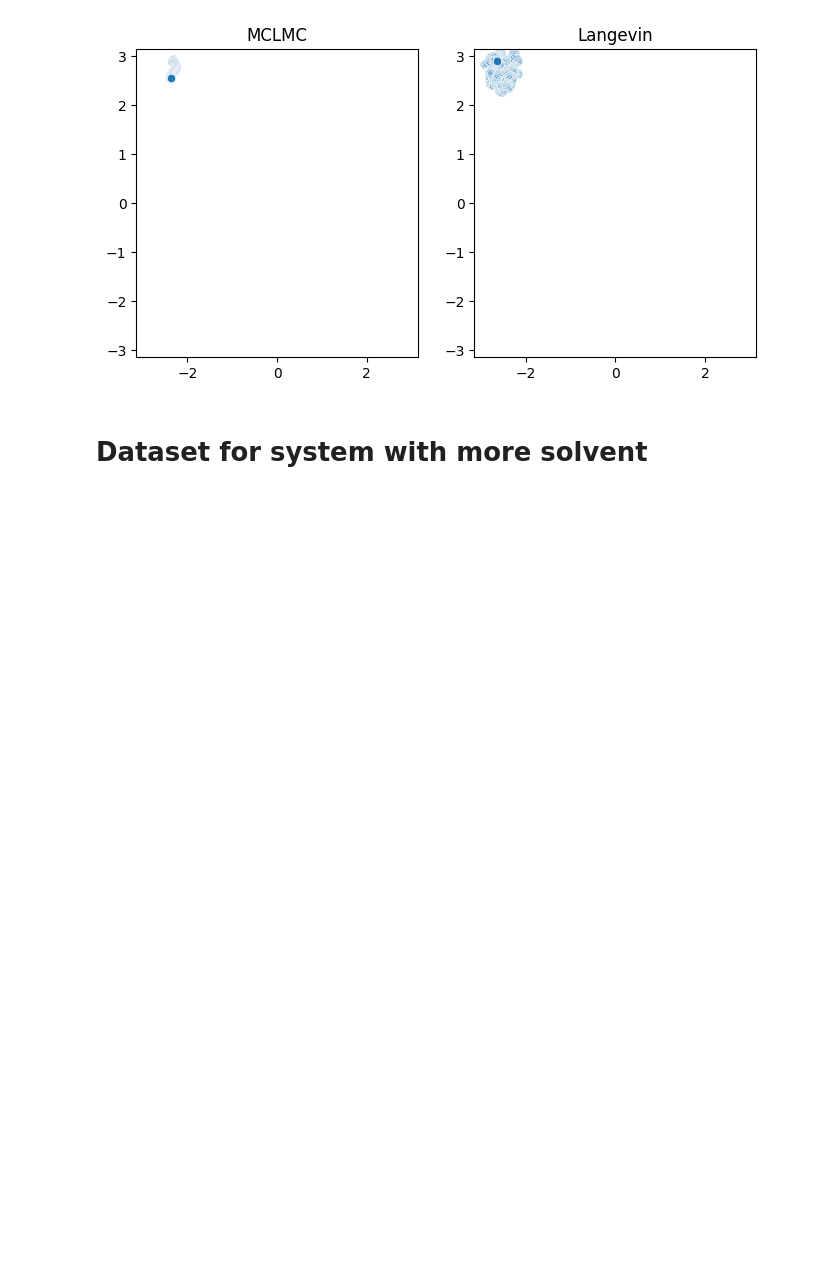
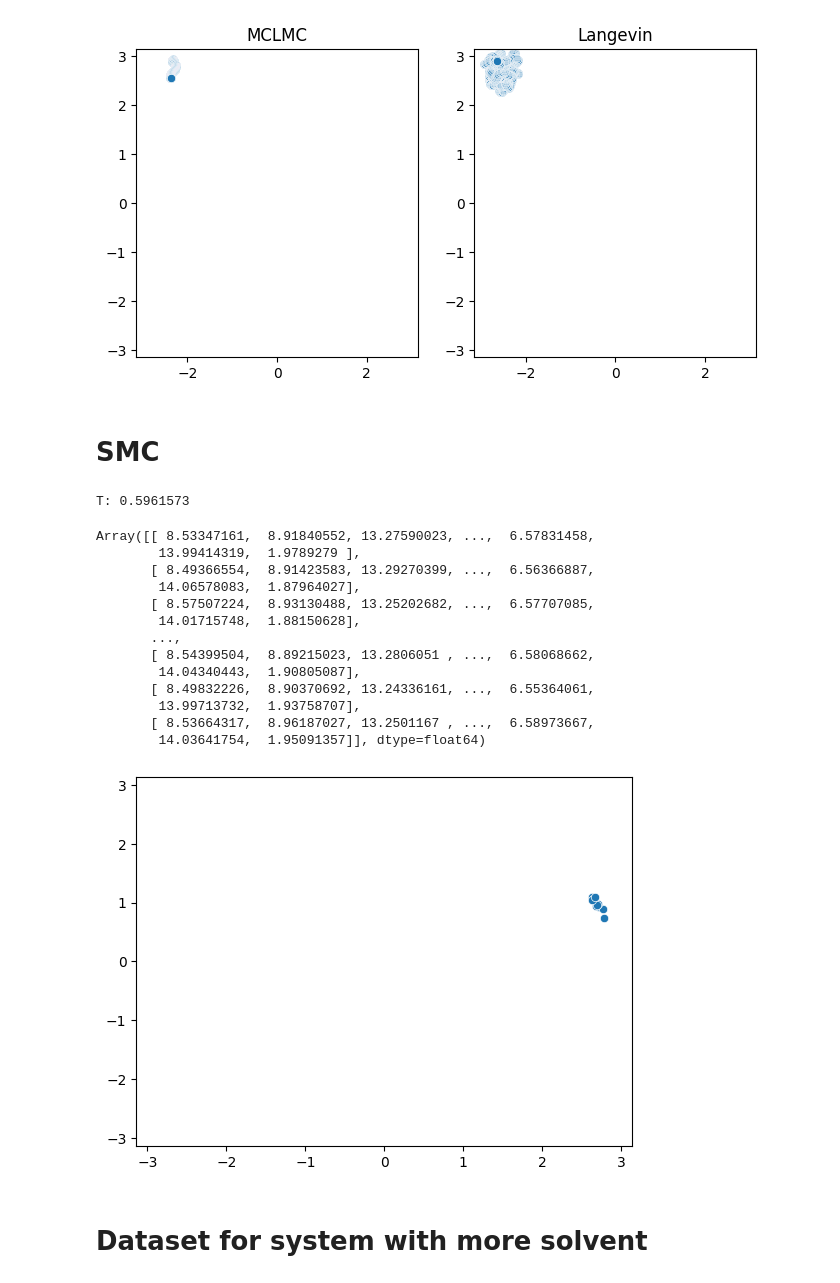
Before and after one commit to reubenharry/jax-md, a Jupyter notebook: notebooks/ad_mclmc.ipynb, the cells around one changed output. Saved outputs shown, nothing was run; the diff lists cells and outputs as text; code cells hidden in the pictures; blank space fills up the shorter version.

```diff
--- a/notebooks/ad_mclmc.ipynb
+++ b/notebooks/ad_mclmc.ipynb
@@ -257,3 +263,5 @@ Langevin
 
 Gamma:  0.1
 [figure]
+# %% [markdown]
+# SMC
@@ -260,3 +334,21 @@ Gamma:  0.1
+# %%
+run_smc()
+# %% [output]
+T: 0.5961573
+Array([[ 8.53347161,  8.91840552, 13.27590023, ...,  6.57831458,
+        13.99414319,  1.9789279 ],
+       [ 8.49366554,  8.91423583, 13.29270399, ...,  6.56366887,
+        14.06578083,  1.87964027],
+       [ 8.57507224,  8.93130488, 13.25202682, ...,  6.57707085,
+        14.01715748,  1.88150628],
+       ...,
+       [ 8.54399504,  8.89215023, 13.2806051 , ...,  6.58068662,
+        14.04340443,  1.90805087],
+       [ 8.49832226,  8.90370692, 13.24336161, ...,  6.55364061,
+        13.99713732,  1.93758707],
+       [ 8.53664317,  8.96187027, 13.2501167 , ...,  6.58973667,
+        14.03641754,  1.95091357]], dtype=float64)
+[figure, added]
 # %% [markdown]
 # Dataset for system with more solvent
 # %%
```
Also changed, not shown: parts of 2 cells of this notebook, 2 other files.
